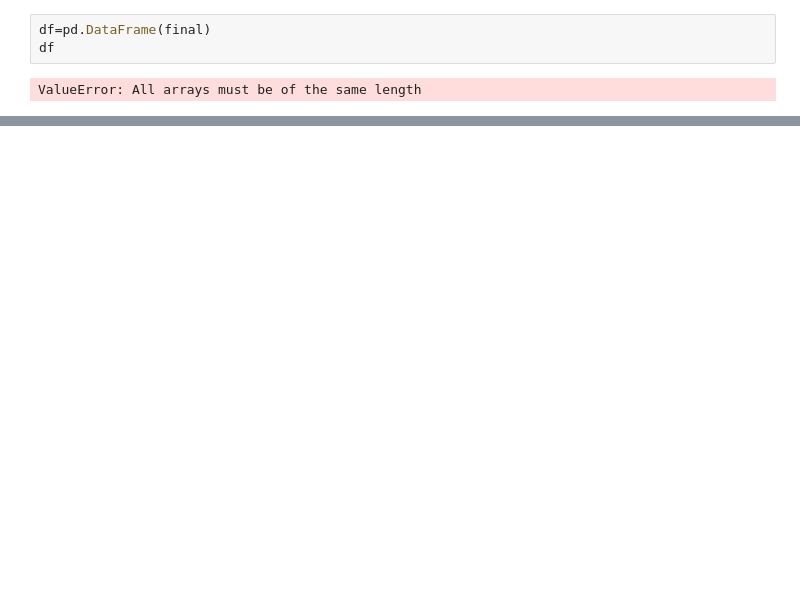
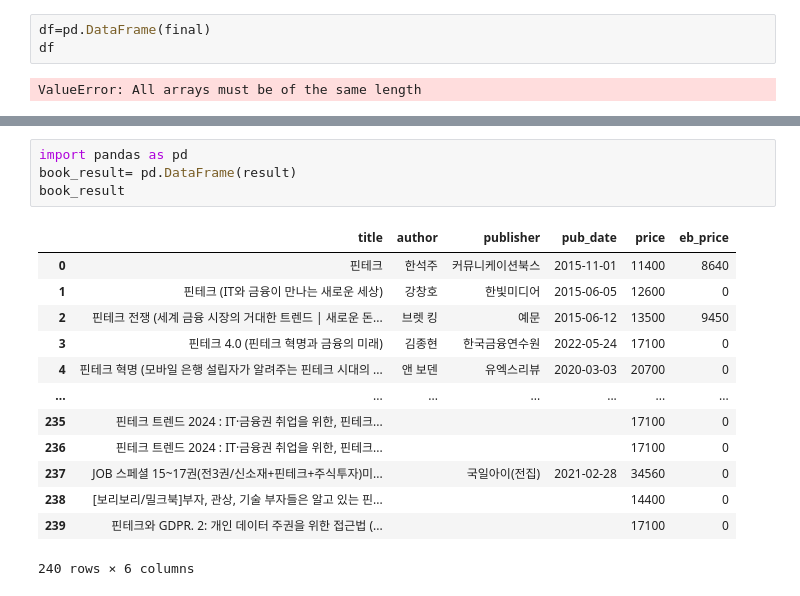
Before and after one commit to namolee/fintech_service, a Jupyter notebook: 05data_scraping/11동적웹사이트자료수집_selenium_네이버책.ipynb, the cells around one changed output, grey strips where cells are left out. Drawn from its saved outputs; the diff is of its cells as text; blank space fills up the shorter version.

Commit message:
selenium+data_to_db

```diff
--- a/05data_scraping/11동적웹사이트자료수집_selenium_네이버책.ipynb
+++ b/05data_scraping/11동적웹사이트자료수집_selenium_네이버책.ipynb
@@ -372,0 +454,18 @@ ValueError: All arrays must be of the same length
+# %%
+import pandas as pd
+book_result= pd.DataFrame(result)
+book_result
+# %% [output]
+|  | title | author | publisher | pub_date | price | eb_price |
+| 0 | 핀테크 | 한석주 | 커뮤니케이션북스 | 2015-11-01 | 11400 | 8640 |
+| 1 | 핀테크 (IT와 금융이 만나는 새로운 세상) | 강창호 | 한빛미디어 | 2015-06-05 | 12600 | 0 |
+| 2 | 핀테크 전쟁 (세계 금융 시장의 거대한 트렌드 | 새로운 돈... | 브렛 킹 | 예문 | 2015-06-12 | 13500 | 9450 |
+| 3 | 핀테크 4.0 (핀테크 혁명과 금융의 미래) | 김종현 | 한국금융연수원 | 2022-05-24 | 17100 | 0 |
+| 4 | 핀테크 혁명 (모바일 은행 설립자가 알려주는 핀테크 시대의 ... | 앤 보덴 | 유엑스리뷰 | 2020-03-03 | 20700 | 0 |
+| ... | ... | ... | ... | ... | ... | ... |
+| 235 | 핀테크 트렌드 2024 : IT·금융권 취업을 위한, 핀테크... |  |  |  | 17100 | 0 |
+| 236 | 핀테크 트렌드 2024 : IT·금융권 취업을 위한, 핀테크... |  |  |  | 17100 | 0 |
+| 237 | JOB 스페셜 15~17권(전3권/신소재+핀테크+주식투자)미... |  | 국일아이(전집) | 2021-02-28 | 34560 | 0 |
+| 238 | [보리보리/밀크북]부자, 관상, 기술 부자들은 알고 있는 핀... |  |  |  | 14400 | 0 |
+| 239 | 핀테크와 GDPR. 2: 개인 데이터 주권을 위한 접근법 (... |  |  |  | 17100 | 0 |
+240 rows × 6 columns
```
Also changed, not shown: parts of 4 cells of this notebook, 5 other files.
